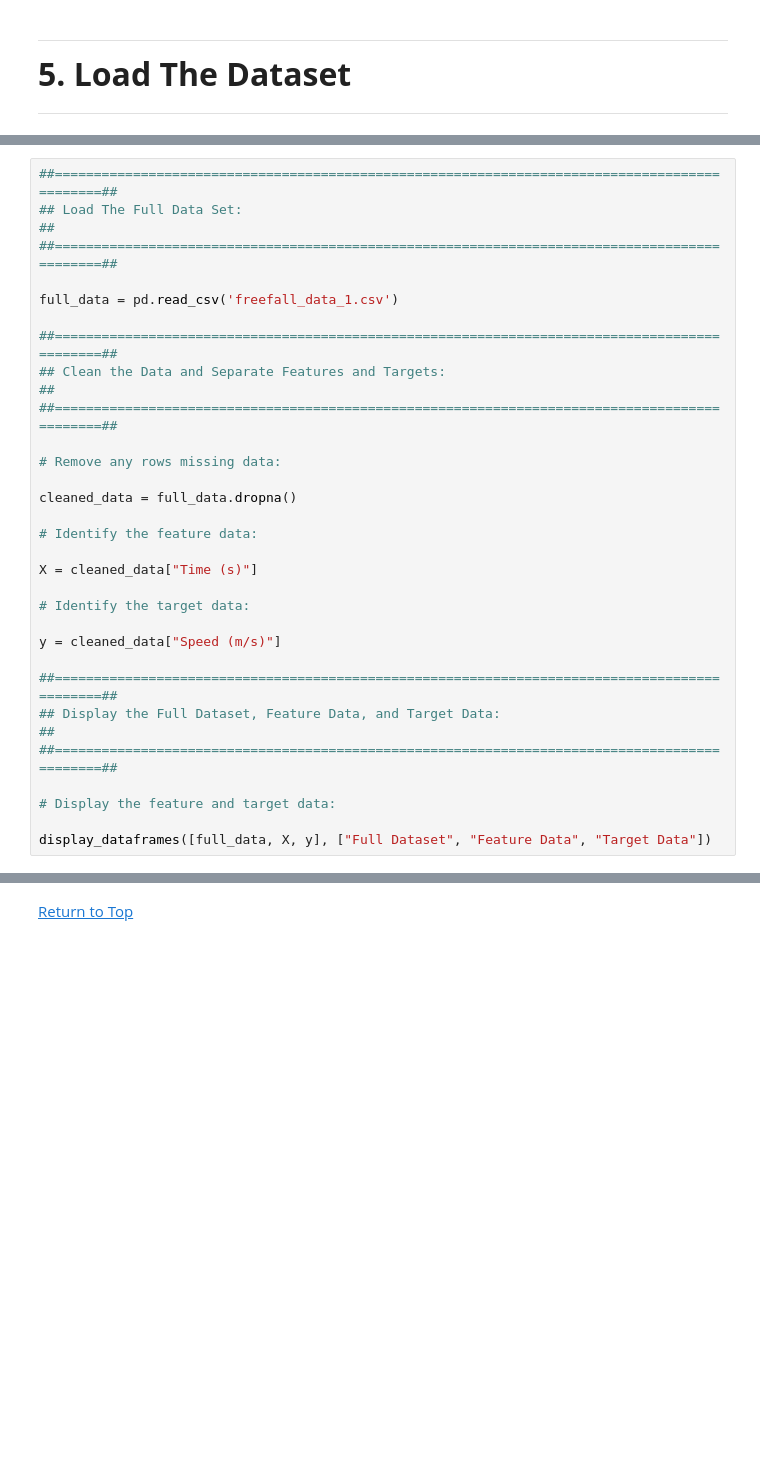
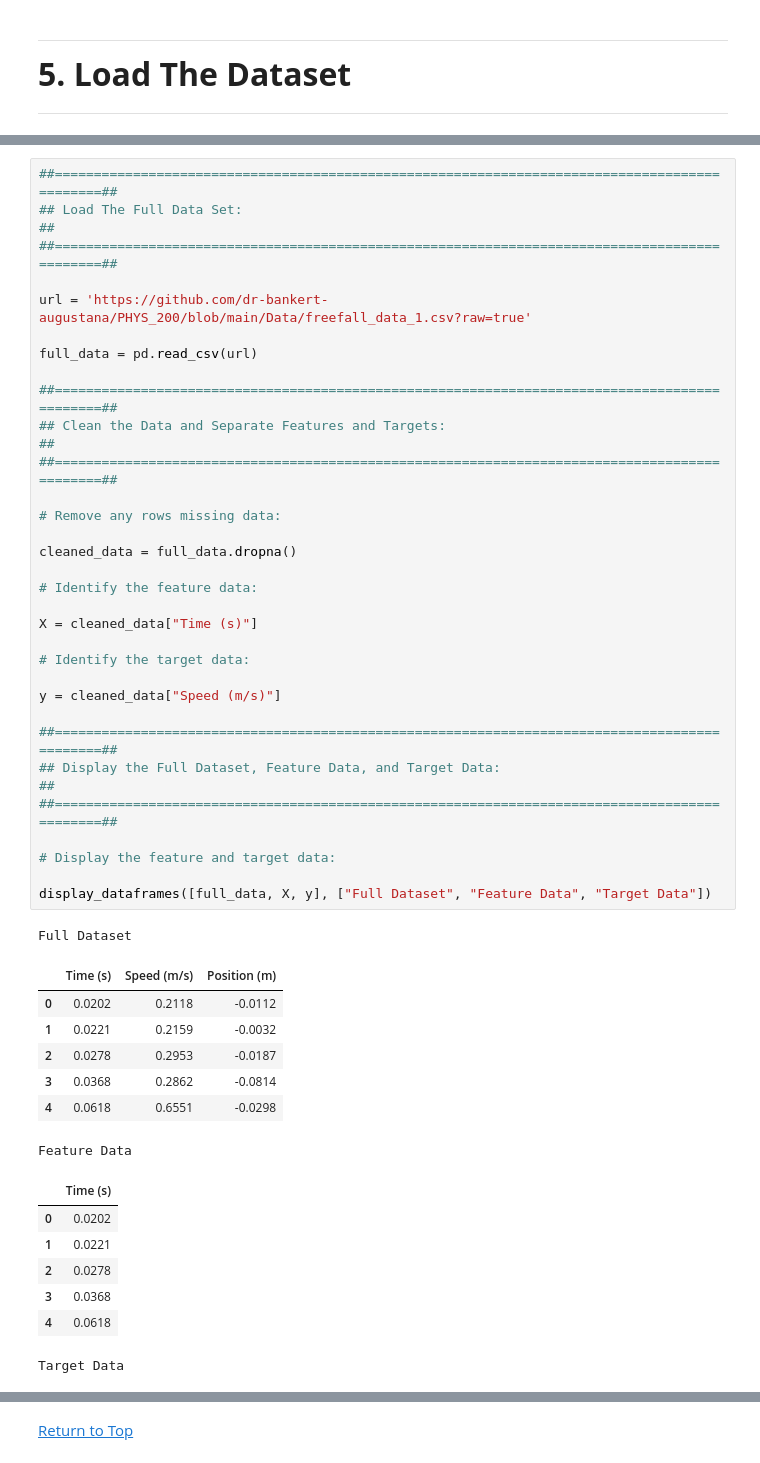
Before and after one commit to dr-bankert-augustana/PHYS_200, a Jupyter notebook: Lessons/Module_2/PHY_200_Lesson_2_1.ipynb, the cells around one changed output, grey strips where cells are left out. Saved outputs shown, nothing was run; the diff lists cells and outputs as text; blank space fills up the shorter version.

```diff
--- a/Lessons/Module_2/PHY_200_Lesson_2_1.ipynb
+++ b/Lessons/Module_2/PHY_200_Lesson_2_1.ipynb
@@ -433,30 +437,48 @@ Using clean, idealized data lets us focus on the modeling process itself, and bu
 # %%
 ##=============================================================================================##
 ## Load The Full Data Set:                                                                     ##
 ##=============================================================================================##
 
-full_data = pd.read_csv('freefall_data_1.csv')
+url = 'https://github.com/dr-bankert-augustana/PHYS_200/blob/main/Data/freefall_data_1.csv?raw=true'
+
+full_data = pd.read_csv(url)
 
 ##=============================================================================================##
 ## Clean the Data and Separate Features and Targets:                                           ##
 ##=============================================================================================##
 
 # Remove any rows missing data:
 
 cleaned_data = full_data.dropna()
 
 # Identify the feature data:
 
 X = cleaned_data["Time (s)"]
 
 # Identify the target data:
 
 y = cleaned_data["Speed (m/s)"]
 
 ##=============================================================================================##
 ## Display the Full Dataset, Feature Data, and Target Data:                                    ##
 ##=============================================================================================##
 
 # Display the feature and target data:
 
 display_dataframes([full_data, X, y], ["Full Dataset", "Feature Data", "Target Data"])
+# %% [output]
+Full Dataset
+|  | Time (s) | Speed (m/s) | Position (m) |
+| 0 | 0.0202 | 0.2118 | -0.0112 |
+| 1 | 0.0221 | 0.2159 | -0.0032 |
+| 2 | 0.0278 | 0.2953 | -0.0187 |
+| 3 | 0.0368 | 0.2862 | -0.0814 |
+| 4 | 0.0618 | 0.6551 | -0.0298 |
+Feature Data
+|  | Time (s) |
+| 0 | 0.0202 |
+| 1 | 0.0221 |
+| 2 | 0.0278 |
+| 3 | 0.0368 |
+| 4 | 0.0618 |
+Target Data
```
Also changed, not shown: parts of 4 cells of this notebook.
